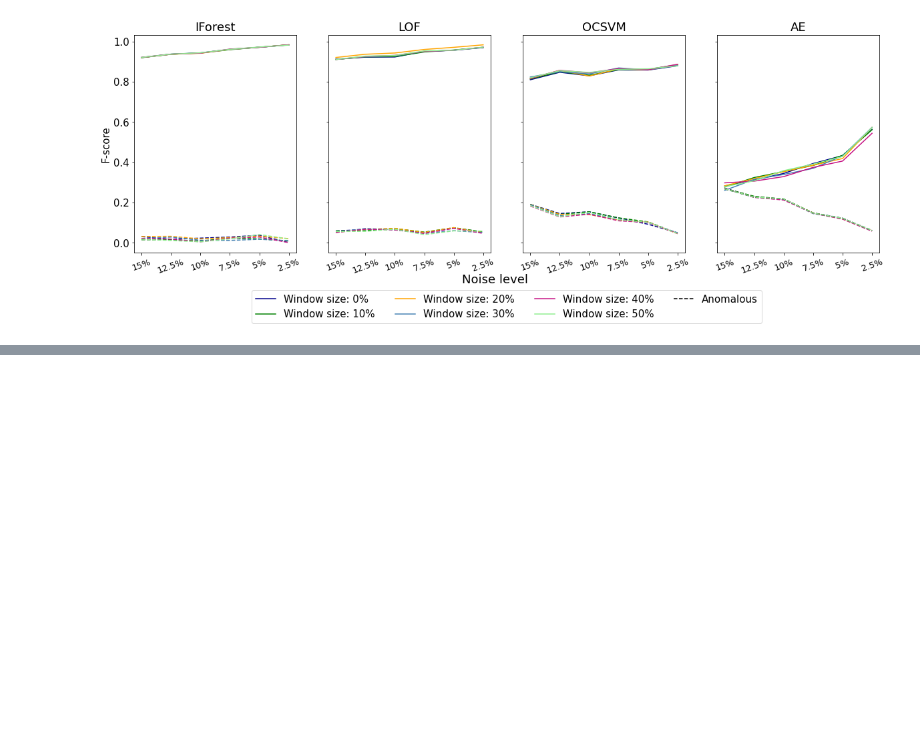
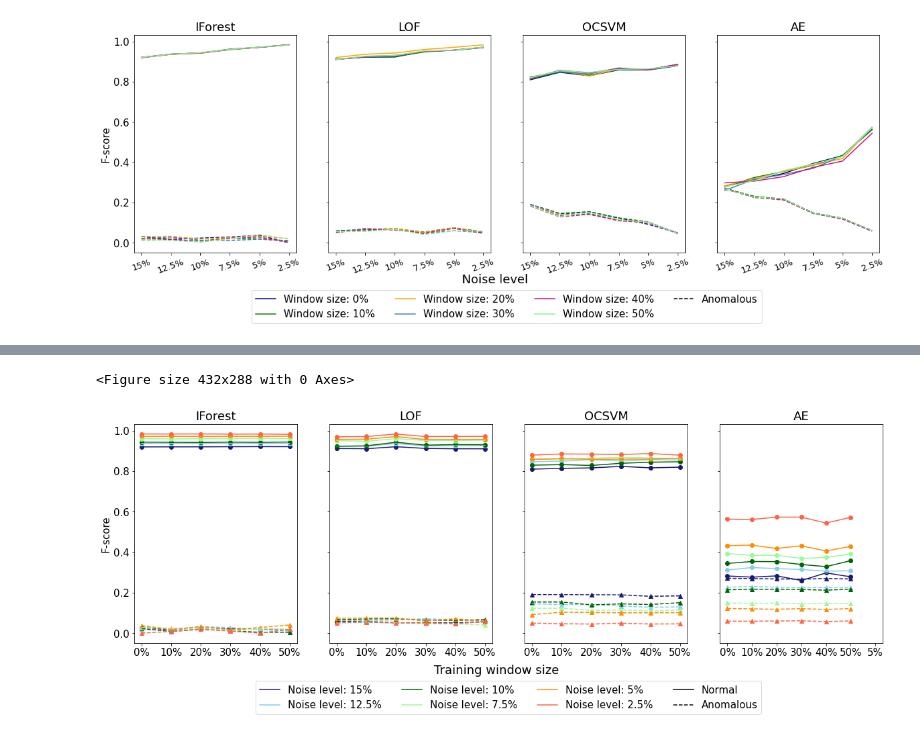
Before and after one commit to ghksdl6025/streaming_anomaly_detect, a Jupyter notebook: Visualization.ipynb, the cells around one changed output, grey strips where cells are left out. Cells and saved outputs as stored; diff of their text form; code cells hidden in the pictures; blank space fills up the shorter version.

```diff
--- a/Visualization.ipynb
+++ b/Visualization.ipynb
@@ -825,0 +1091,55 @@ plt.savefig('./img/unsupervised_retraining_comparison.pdf', bbox_inches="tight")
+# %%
+fig = plt.gcf()
+plt.rcParams.update({'font.size': 15})
+
+fig, (ax1, ax2, ax3, ax4) = plt.subplots(1, 4, sharey=True)
+fig.set_size_inches(20,6)
+
+colordict = {'15%':'midnightblue','12.5%':'skyblue','10%':'darkgreen', '7.5%':'palegreen','5%':'darkorange','2.5%':'tomato'}
+
+for x in list(iforest_normalfscorewindow['Noise']):
+    ax1.plot(iforest_normal_T.index.values, iforest_normal_T[x], color = colordict[x],label = 'Noise level: %s'%(x))
+    ax1.scatter(iforest_normal_T.index.values, iforest_normal_T[x], color = colordict[x])
+    ax1.plot(iforest_anomal_T.index.values, iforest_anomal_T[x],'--',color = colordict[x])
+    ax1.scatter(iforest_anomal_T.index.values, iforest_anomal_T[x],marker = '^',color = colordict[x])
+
+
+for x in list(lof_normalfscorewindow['Noise']):
+    ax2.plot(lof_normal_T.index.values, lof_normal_T[x], color = colordict[x],label = 'Noise level: %s'%(x))
+    ax2.scatter(lof_normal_T.index.values, lof_normal_T[x], color = colordict[x])
+    ax2.plot(lof_anomal_T.index.values, lof_anomal_T[x],'--',color = colordict[x])
+    ax2.scatter(lof_anomal_T.index.values, lof_anomal_T[x],marker = '^',color = colordict[x])
+
+for x in list(ocsvm_normalfscorewindow['Noise']):
+    ax3.plot(ocsvm_normal_T.index.values, ocsvm_normal_T[x], color = colordict[x],label = 'Noise level: %s'%(x))
+    ax3.scatter(ocsvm_normal_T.index.values, ocsvm_normal_T[x], color = colordict[x])
+    ax3.plot(ocsvm_anomal_T.index.values, ocsvm_anomal_T[x],'--',color = colordict[x])
+    ax3.scatter(ocsvm_anomal_T.index.values, ocsvm_anomal_T[x],marker = '^',color = colordict[x])
+
+for x in list(ae_normalfscorewindow['Noise']):
+    ax4.plot(ae_normal_T.index.values, ae_normal_T[x], color = colordict[x],label = 'Noise level: %s'%(x))
+    ax4.scatter(ae_normal_T.index.values, ae_normal_T[x], color = colordict[x])
+    ax4.plot(ae_anomal_T.index.values, ae_anomal_T[x],'--',color = colordict[x])
+    ax4.scatter(ae_anomal_T.index.values, ae_anomal_T[x],marker = '^',color = colordict[x])
+
+plt.plot(['5%'],[0], color='k', label = 'Normal')
+plt.plot(['5%'],[0],'--', color='k', label = 'Anomalous')
+
+ax1.set_title('IForest')
+ax2.set_title('LOF')
+ax3.set_title('OCSVM')
+ax4.set_title('AE')
+
+
+plt.legend(loc='upper center', bbox_to_anchor=(-1.3, -0.15), ncol=4)
+
+fig.supxlabel('Training window size')
+ax1.set_ylabel('F-score')
+
+
+
+# plt.title('Normal event F-score by window size')
+plt.savefig('./img/unsupervised_retraining_comparison.pdf', bbox_inches="tight")
+# %% [output]
+<Figure size 432x288 with 0 Axes>
+[figure, added]
```
Also changed, not shown: parts of 9 cells of this notebook, 4 other files.
